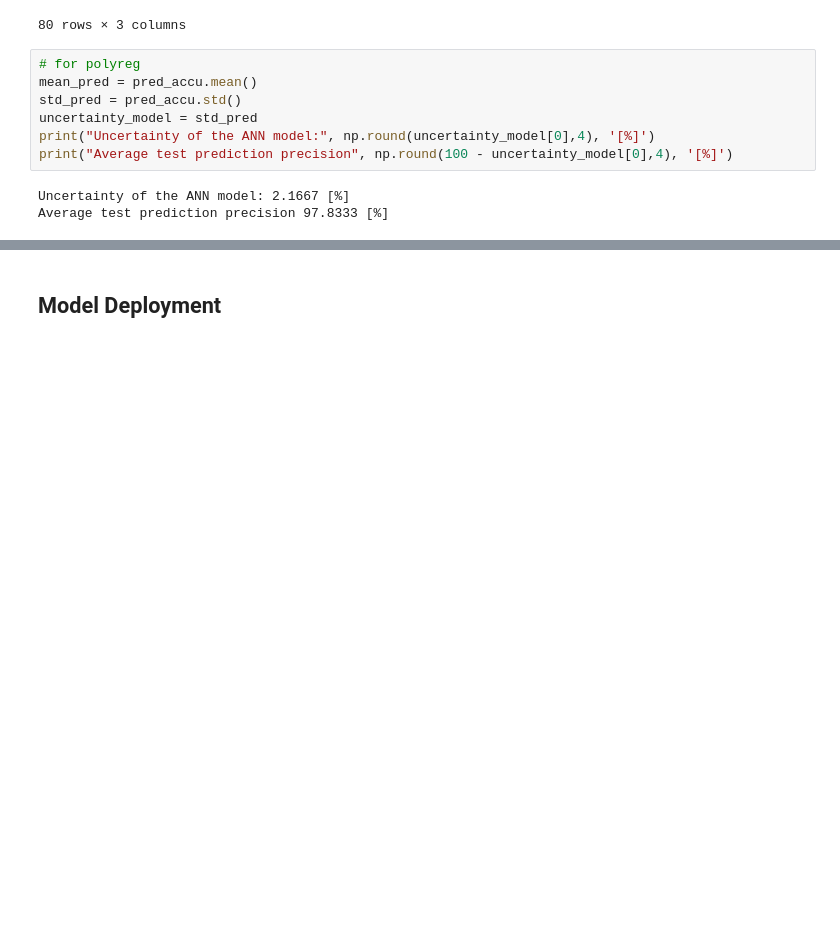
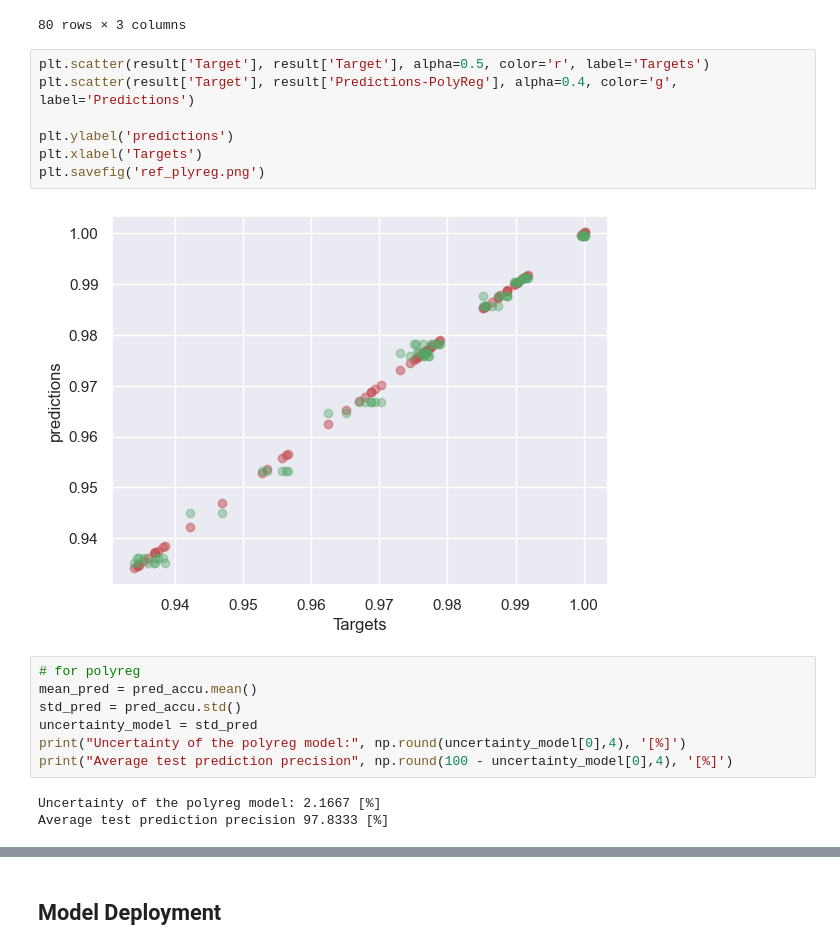
Before and after one commit to nirmalparmarphd/microDSC_error_prediction, a Jupyter notebook: ml_dsc_error_prediction.ipynb, the cells around one changed output, grey strips where cells are left out. Cells and saved outputs as stored; diff of their text form; blank space fills up the shorter version.

```diff
--- a/ml_dsc_error_prediction.ipynb
+++ b/ml_dsc_error_prediction.ipynb
@@ -592,13 +592,22 @@ result
 | 78 | 0.988725 | 0.987662 | 100.425797 |
 | 79 | 0.987358 | 0.985651 | 100.630684 |
 80 rows × 3 columns
+# %%
+plt.scatter(result['Target'], result['Target'], alpha=0.5, color='r', label='Targets')
+plt.scatter(result['Target'], result['Predictions-PolyReg'], alpha=0.4, color='g', label='Predictions')
+
+plt.ylabel('predictions')
+plt.xlabel('Targets')
+plt.savefig('ref_plyreg.png')
+# %% [output]
+[figure, added]
 # %%
 # for polyreg
 mean_pred = pred_accu.mean()
 std_pred = pred_accu.std()
 uncertainty_model = std_pred
-print("Uncertainty of the ANN model:", np.round(uncertainty_model[0],4), '[%]')
+print("Uncertainty of the polyreg model:", np.round(uncertainty_model[0],4), '[%]')
 print("Average test prediction precision", np.round(100 - uncertainty_model[0],4), '[%]')
 # %% [output]
-Uncertainty of the ANN model: 2.1667 [%]
+Uncertainty of the polyreg model: 2.1667 [%]
 Average test prediction precision 97.8333 [%]
```
Also changed, not shown: parts of 16 cells of this notebook, 5 other files.
